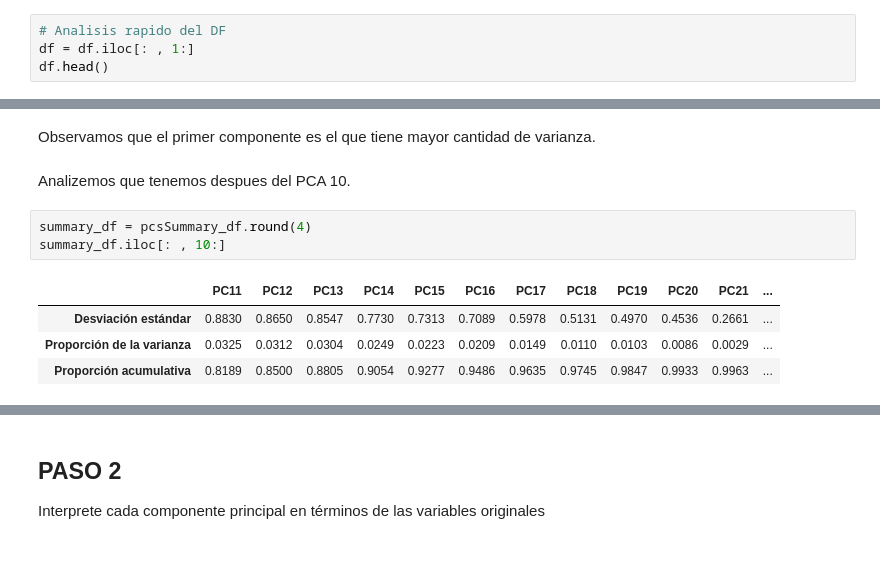
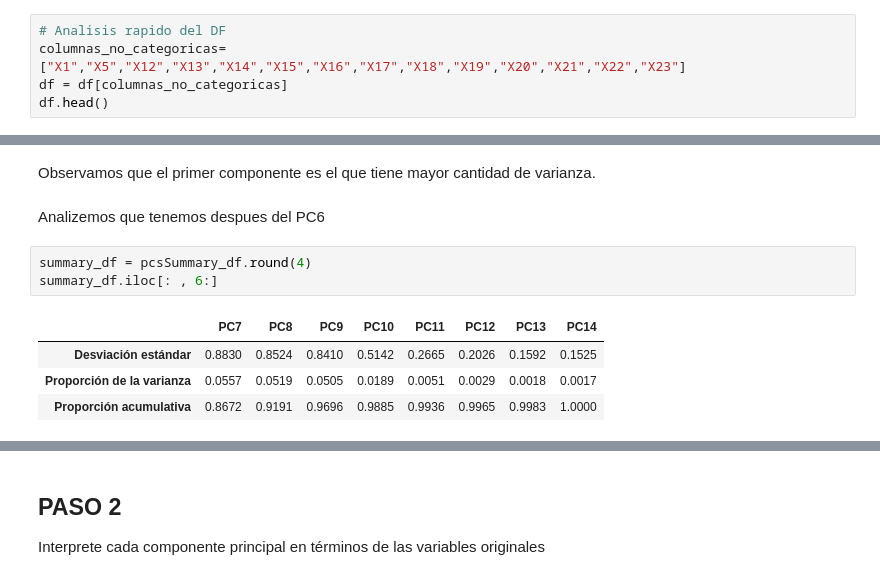
Before and after one commit to PosgradoMNA/actividades-del-projecto-equipo-48, a Jupyter notebook: Actividad_Semanal_4.ipynb, the cells around one changed output, grey strips where cells are left out. Drawn from its saved outputs; the diff is of its cells as text.

```diff
--- a/Actividad_Semanal_4.ipynb
+++ b/Actividad_Semanal_4.ipynb
@@ -62,6 +62,7 @@ import matplotlib.pyplot as plt
 import seaborn as sns
 # %%
 # Analisis rapido del DF
-df = df.iloc[: , 1:]
+columnas_no_categoricas=["X1","X5","X12","X13","X14","X15","X16","X17","X18","X19","X20","X21","X22","X23"]
+df = df[columnas_no_categoricas]
 df.head()
 # %% [output]
@@ -163,13 +162,13 @@ plt.show()
 # %% [markdown]
 Observamos que el primer componente es el que tiene mayor cantidad de varianza.
 # %% [markdown]
-Analizemos que tenemos despues del PCA 10.
+Analizemos que tenemos despues del PC6
 # %%
 summary_df = pcsSummary_df.round(4)
-summary_df.iloc[: , 10:]
+summary_df.iloc[: , 6:]
 # %% [output]
-|  | PC11 | PC12 | PC13 | PC14 | PC15 | PC16 | PC17 | PC18 | PC19 | PC20 | PC21 | ... |
-| Desviación estándar | 0.8830 | 0.8650 | 0.8547 | 0.7730 | 0.7313 | 0.7089 | 0.5978 | 0.5131 | 0.4970 | 0.4536 | 0.2661 | ... |
-| Proporción de la varianza | 0.0325 | 0.0312 | 0.0304 | 0.0249 | 0.0223 | 0.0209 | 0.0149 | 0.0110 | 0.0103 | 0.0086 | 0.0029 | ... |
-| Proporción acumulativa | 0.8189 | 0.8500 | 0.8805 | 0.9054 | 0.9277 | 0.9486 | 0.9635 | 0.9745 | 0.9847 | 0.9933 | 0.9963 | ... |
+|  | PC7 | PC8 | PC9 | PC10 | PC11 | PC12 | PC13 | PC14 |
+| Desviación estándar | 0.8830 | 0.8524 | 0.8410 | 0.5142 | 0.2665 | 0.2026 | 0.1592 | 0.1525 |
+| Proporción de la varianza | 0.0557 | 0.0519 | 0.0505 | 0.0189 | 0.0051 | 0.0029 | 0.0018 | 0.0017 |
+| Proporción acumulativa | 0.8672 | 0.9191 | 0.9696 | 0.9885 | 0.9936 | 0.9965 | 0.9983 | 1.0000 |
 # %% [markdown]
```
Also changed, not shown: parts of 21 cells of this notebook.
